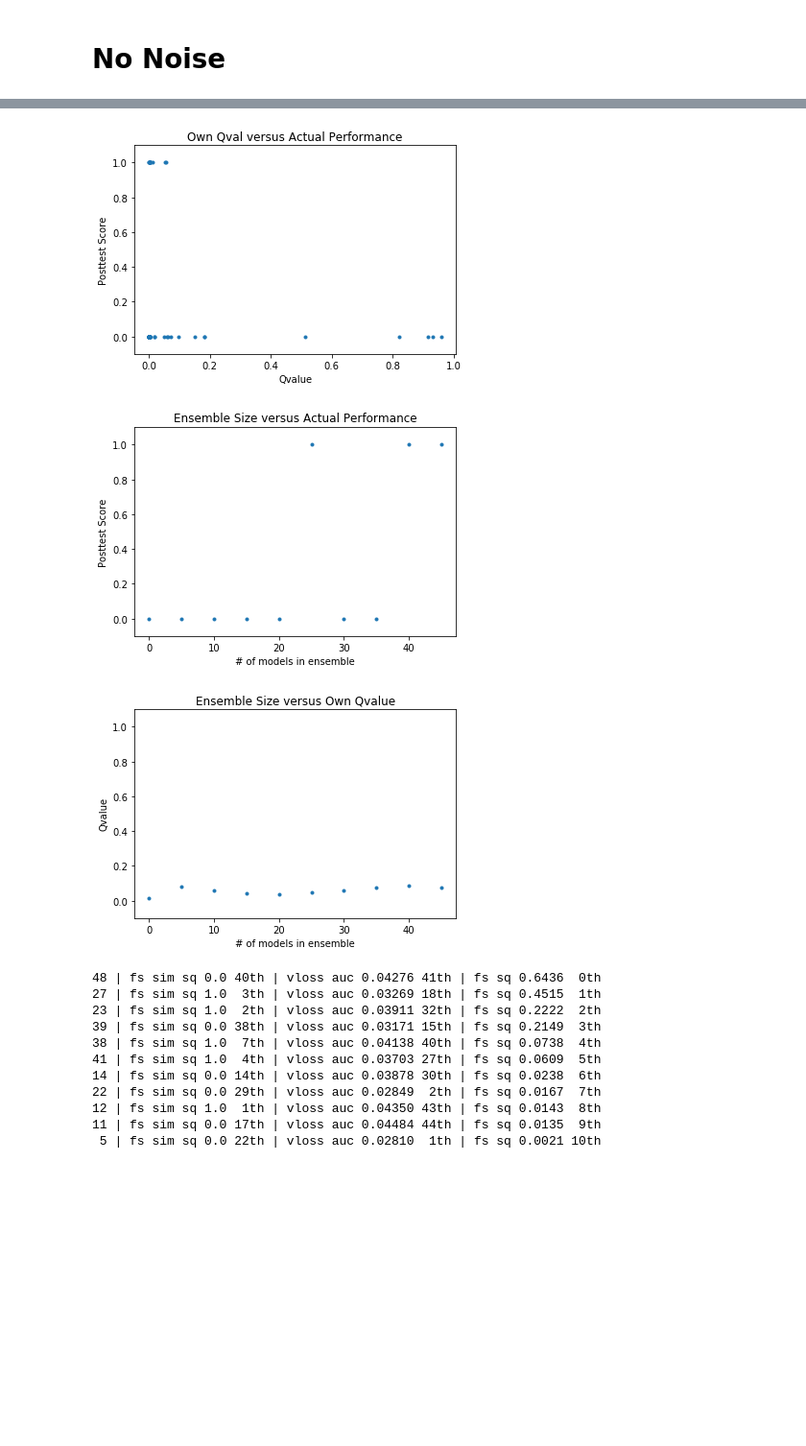
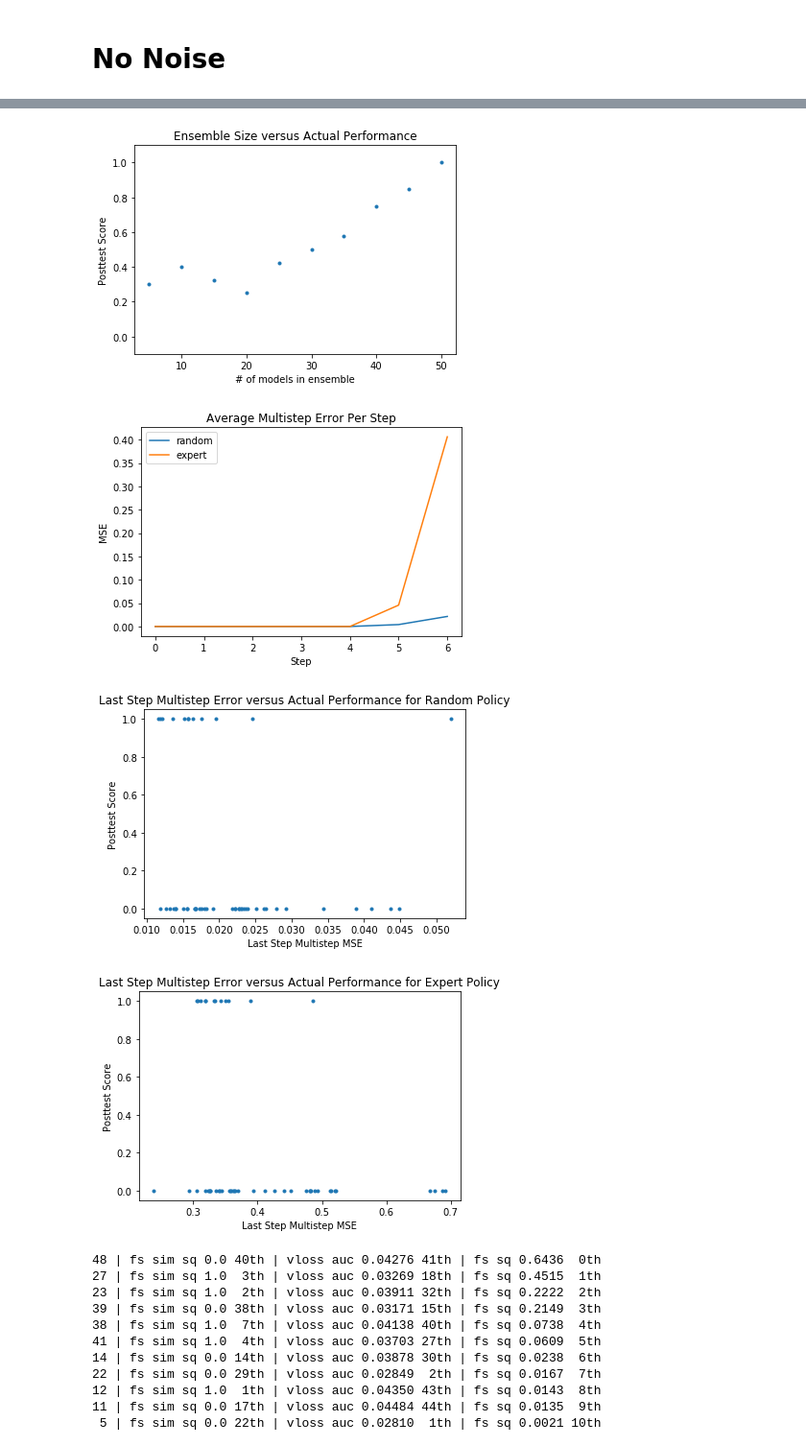
Before and after one commit to lisa-1010/smart-tutor, a Jupyter notebook: code/student2aw4l5.ipynb, the cells around one changed output, grey strips where cells are left out. Shown at 96% size. Saved outputs shown, nothing was run; the diff lists cells and outputs as text; code cells hidden in the pictures; blank space fills up the shorter version.

Commit message:
multistep error generalization experiments

```diff
--- a/code/student2aw4l5.ipynb
+++ b/code/student2aw4l5.ipynb
@@ -191,19 +235,16 @@ data31 = np.load('experiments/test2_modelgrusimple_mid-dropout10-shuffle1-data-t
 with open('experiments/test2_modelgrusimple_mid-dropout10-shuffle1-data-test2a-w4-n100000-l5-random.pickle/fsearch-runB-horizon6.pickle','rb') as f:
     fsdata = pickle.load(f)
 
-with open('experiments/test2_modelgrusimple_mid-dropout10-shuffle1-data-test2a-w4-n100000-l5-random.pickle/fsearchensemble-runB-horizon6.pickle','rb') as f:
+with open('experiments/test2_modelgrusimple_mid-dropout10-shuffle1-data-test2a-w4-n100000-l5-random.pickle/fsearchensemble-runB-horizon6-n40.pickle','rb') as f:
     fsensemble = pickle.load(f)
 
-six.print_(len(fsdata))
+with open('experiments/test2_modelgrusimple_mid-dropout10-shuffle1-data-test2a-w4-n100000-l5-random.pickle/multistep-runB-horizon6-n10000.pickle','rb') as f:
+    multistep = pickle.load(f)
+
 fs_sq = np.array([d[0][1] for d in fsdata])
 fs_sim_sq = np.array([d[0][3] for d in fsdata])
-six.print_(fs_sim_sq)
 
-six.print_(len(fsensemble))
-fsen_sq = np.array([d[0][1] for d in fsensemble])
-fsen_sim_sq = np.array([d[0][3] for d in fsensemble])
-six.print_(fsen_sim_sq)
-six.print_(fsen_sq)
+fsen_sq, fsen_sim_sq = extract_ensemble_data(fsensemble)
 
 vloss = np.vstack((data11['vloss'],))
 vloss_auc = np.sum(vloss,axis=1)
@@ -237,13 +278,21 @@ six.print_('vloss shape {}'.format(vloss.shape))
 
 num_models = vloss_auc.shape[0]
 
-graph_trainauc_score(vloss, fs_sim_sq)
-ylim(-0.1,1.1)
 # 12/50 good policy-models
+
+#graph_trainauc_score(vloss, fs_sim_sq)
+#ylim(-0.1,1.1)
 
 
 graph_qval_score(fs_sq, fs_sim_sq)
 ylim(-0.1,1.1)
 
 graph_ensemble(fsen_sq, fsen_sim_sq)
+
+# multistep stuff
+ms_random, ms_expert = extract_last_step_error(multistep)
+graph_average_ms(multistep)
+
+graph_ms_score(ms_random, fs_sim_sq, 'Random')
+graph_ms_score(ms_expert, fs_sim_sq, 'Expert')
 # %% [output]
@@ -260,6 +304,7 @@ vloss shape (50, 26)
-[figure, old version]
+[figure, new version]
-[figure, old version]
+[figure, new version]
-[figure, old version]
+[figure, new version]
+[figure, added]
 # %%
 for i in six.moves.range(num_models):
     ix = sorted_by_fs_sq[i]
```
Also changed, not shown: parts of 6 cells of this notebook, 8 other files.
